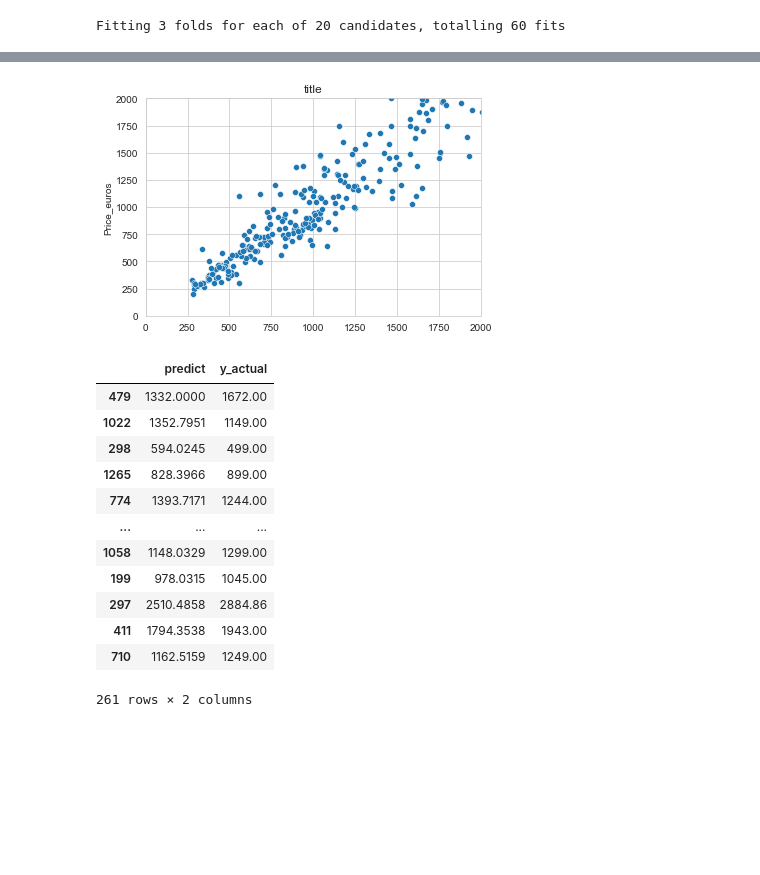
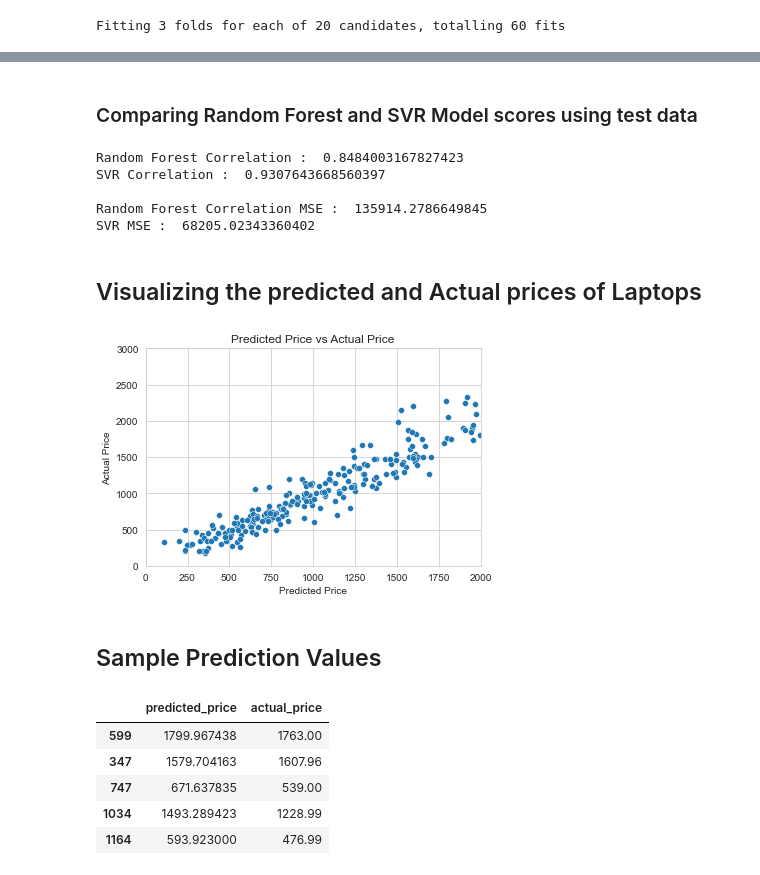
Before and after one commit to ravitejapuvvula/Machine-Learning, a Jupyter notebook: Regression/Laptop Price Prediction/laptop-price-prediction.ipynb, the cells around one changed output, grey strips where cells are left out. Saved outputs shown, nothing was run; the diff lists cells and outputs as text; code cells hidden in the pictures; blank space fills up the shorter version.

Commit message:
SVR Model updated

```diff
--- a/Regression/Laptop Price Prediction/laptop-price-prediction.ipynb
+++ b/Regression/Laptop Price Prediction/laptop-price-prediction.ipynb
@@ -120,3 +122,5 @@ Text(0.5, 1.0, 'Average Price Per Company')
+# %%
+df_laptops = df_laptops[df_laptops["Company"]!= "Razer"]
 # %% [markdown]
 #### ****Average price of product by Model type****
 # %%
@@ -261,0 +279,10 @@ Best: 0.787983 using {'max_depth': 30, 'n_estimators': 2000}
+# %%
+from sklearn.svm import SVR
+from sklearn.pipeline import make_pipeline
+from sklearn.preprocessing import StandardScaler
+from scipy import stats
+
+np.random.seed(42)
+
+# Split the data into train and test
+X_train,X_test,y_train,y_test = train_test_split(transformed_X,y,test_size=0.2)
@@ -262,29 +321,54 @@ Best: 0.787983 using {'max_depth': 30, 'n_estimators': 2000}
+# %%
+# Building SVR model with best parameters
+
+model_svr = SVR(kernel='rbf', C=65000, epsilon=25) # set kernel and hyperparameters
+svr = model_svr.fit(X_train, y_train)
+# %% [markdown]
+### Comparing Random Forest and SVR Model scores using test data
+# %%
+# Comparing models
+
+y_rf = model_rf.predict(X_test)
+y_svr = model_svr.predict(X_test)
+
+print("Random Forest Correlation : ", stats.pearsonr(y_test,y_rf)[0])
+print("SVR Correlation : ", stats.pearsonr(y_test,y_svr)[0])
+
+print("\nRandom Forest Correlation MSE : ", ((y_rf - y_test)**2).mean(axis=None))
+print("SVR MSE : ", ((y_svr - y_test)**2).mean(axis=None))
+# %% [output]
+Random Forest Correlation :  0.8484003167827423
+SVR Correlation :  0.9307643668560397
+
+Random Forest Correlation MSE :  135914.2786649845
+SVR MSE :  68205.02343360402
+# %% [markdown]
+## Visualizing the predicted and Actual prices of Laptops
 # %%
-y_predict = model.predict(X_test)
+import matplotlib.pyplot as plt
 
-analyse = pd.DataFrame({"predict":y_predict,"y_actual":y_test})
+y_predict = model_svr.predict(X_test)
+
+analyse = pd.DataFrame({"predicted_price":y_predict,"actual_price":y_test})
 
 tips = sns.load_dataset("tips")
 sns.set_style("whitegrid")
-g = sns.scatterplot( x= y_predict, y= y_test,data=analyse)
-g = g.set(xlim=(0,2000),ylim=(0,2000))
-plt.title("title")
-plt.show(g)
+fig = sns.scatterplot( x= y_predict, y= y_test,data=analyse)
+fig = fig.set(xlim=(0,2000),ylim=(0,3000))
+plt.title("Predicted Price vs Actual Price")
+plt.xlabel("Predicted Price")
+plt.ylabel("Actual Price")
+plt.show(fig)
 # %% [output]
-[figure, old version]
+[figure, new version]
+# %% [markdown]
+## Sample Prediction Values
 # %%
-analyse
+analyse.head(5)
 # %% [output]
-|  | predict | y_actual |
-| 479 | 1332.0000 | 1672.00 |
-| 1022 | 1352.7951 | 1149.00 |
-| 298 | 594.0245 | 499.00 |
-| 1265 | 828.3966 | 899.00 |
-| 774 | 1393.7171 | 1244.00 |
-| ... | ... | ... |
-| 1058 | 1148.0329 | 1299.00 |
-| 199 | 978.0315 | 1045.00 |
-| 297 | 2510.4858 | 2884.86 |
-| 411 | 1794.3538 | 1943.00 |
-| 710 | 1162.5159 | 1249.00 |
+|  | predicted_price | actual_price |
+| 599 | 1799.967438 | 1763.00 |
+| 347 | 1579.704163 | 1607.96 |
+| 747 | 671.637835 | 539.00 |
+| 1034 | 1493.289423 | 1228.99 |
+| 1164 | 593.923000 | 476.99 |
-261 rows × 2 columns
```
Also changed, not shown: parts of 14 cells of this notebook.
